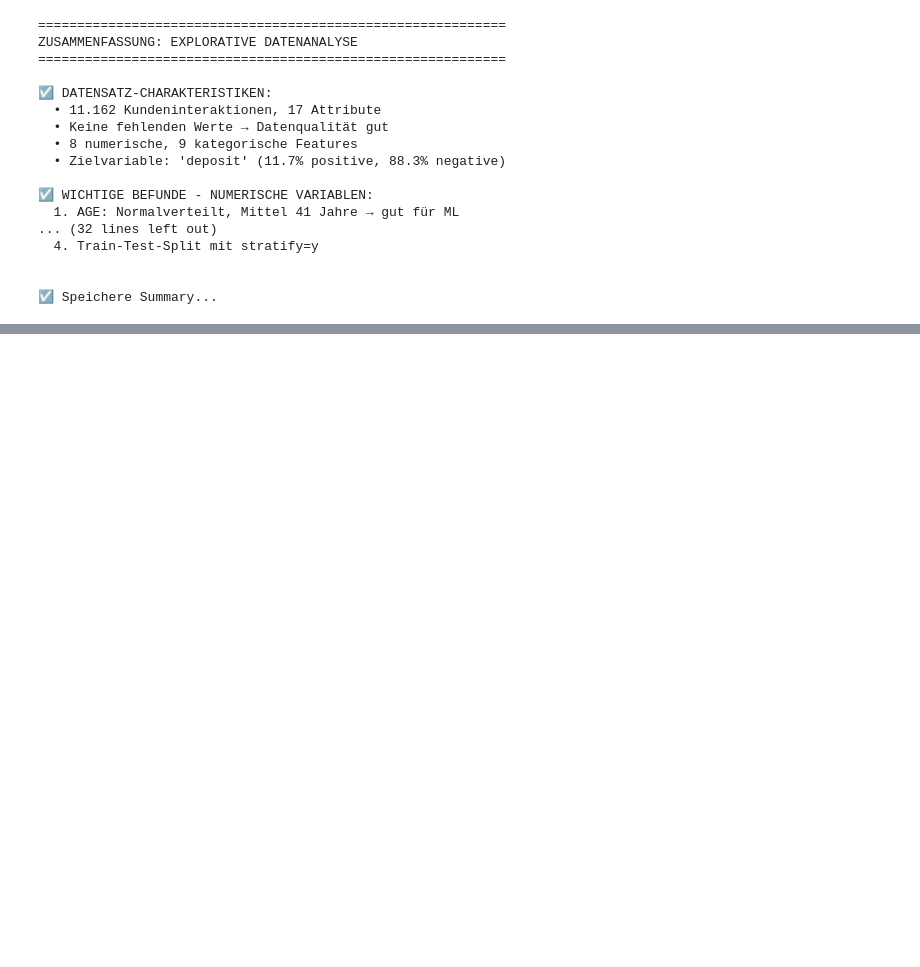
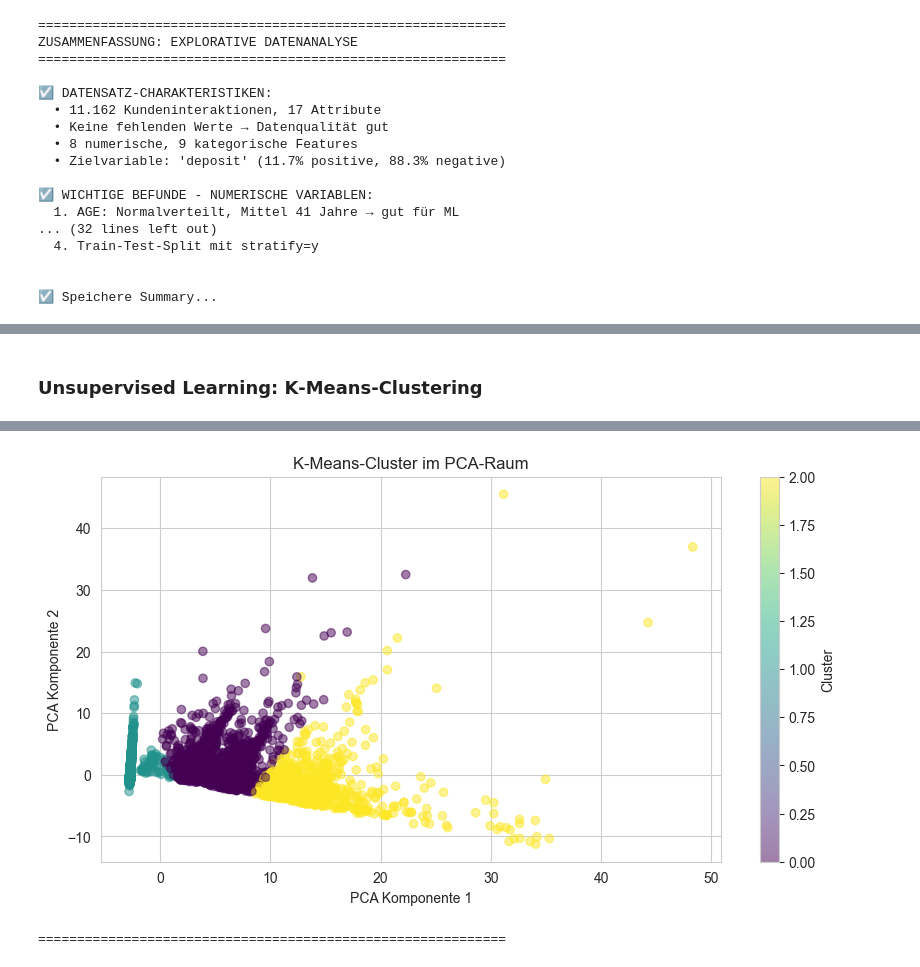
Before and after one commit to elias06-dev/pruefung_data_science-Gruppe_8, a Jupyter notebook: Notebook/notebook_pruefung.ipynb, the cells around one changed output, grey strips where cells are left out. Cells and saved outputs as stored; diff of their text form; code cells hidden in the pictures; blank space fills up the shorter version.

```diff
--- a/Notebook/notebook_pruefung.ipynb
+++ b/Notebook/notebook_pruefung.ipynb
@@ -32,7 +36,7 @@ print("=" * 60)
 -- Daten einlesen --
 # %%
 # Daten aus bank.csv einlesen
-df = pd.read_csv('bank.xls')
+df = pd.read_csv('bank.csv', sep=',')
 
 print("=" * 60)
 print("BANK-DATENSATZ ERFOLGREICH GELADEN")
@@ -858,0 +1229,13 @@ ZUSAMMENFASSUNG: EXPLORATIVE DATENANALYSE
+# %%
+print("="*60)
+print("2.7 Finale Feature-Matrix für Schritt 3")
+print("="*60)
+
+X = df_scaled.drop(columns=['deposit', 'deposit_bin'])  # alle Input-Features
+y = df_scaled['deposit_bin']                            # Zielvariable
+
+print(f"Shape X (Features): {X.shape}")
+print(f"Shape y (Zielvariable): {y.shape}")
+print("Beispiel-Feature-Namen:")
+print(X.columns.tolist()[:20])
+print("="*60)
@@ -858,0 +1298,52 @@ ZUSAMMENFASSUNG: EXPLORATIVE DATENANALYSE
+# %% [markdown]
+### Unsupervised Learning: K‑Means‑Clustering
+# %%
+from sklearn.cluster import KMeans
+from sklearn.decomposition import PCA
+
+from sklearn.cluster import KMeans
+from sklearn.decomposition import PCA
+
+from sklearn.cluster import KMeans
+from sklearn.decomposition import PCA
+
+print("="*60)
+print("3.2 Unsupervised Learning – K-Means-Clustering")
+print("="*60)
+
+# PCA auf 2 Dimensionen mit numerischen Features ohne NaNs
+pca = PCA(n_components=2, random_state=42)
+X_pca = pca.fit_transform(X_num_imputed)
+
+# K-Means mit k=3
+kmeans = KMeans(n_clusters=3, random_state=42, n_init=10)
+clusters = kmeans.fit_predict(X_num_imputed)
+
+df_clusters = pd.DataFrame({
+    'cluster': clusters,
+    'deposit': y.values
+})
+
+print("Clustergrößen:")
+print(df_clusters['cluster'].value_counts())
+
+print("\nAbschlussrate je Cluster:")
+cluster_conv = df_clusters.groupby('cluster')['deposit'].mean()
+print(cluster_conv)
+
+plt.figure(figsize=(10, 5))
+scatter = plt.scatter(
+    X_pca[:, 0],
+    X_pca[:, 1],
+    c=clusters,
+    cmap='viridis',
+    alpha=0.5
+)
+plt.colorbar(scatter, label="Cluster")
+plt.title("K-Means-Cluster im PCA-Raum")
+plt.xlabel("PCA Komponente 1")
+plt.ylabel("PCA Komponente 2")
+plt.show()
+
+print("="*60)
+# %% [output]
@@ -858,0 +1366,2 @@ ZUSAMMENFASSUNG: EXPLORATIVE DATENANALYSE
+[figure, added]
+============================================================
```
Also changed, not shown: parts of 42 cells of this notebook, 1 other file.
